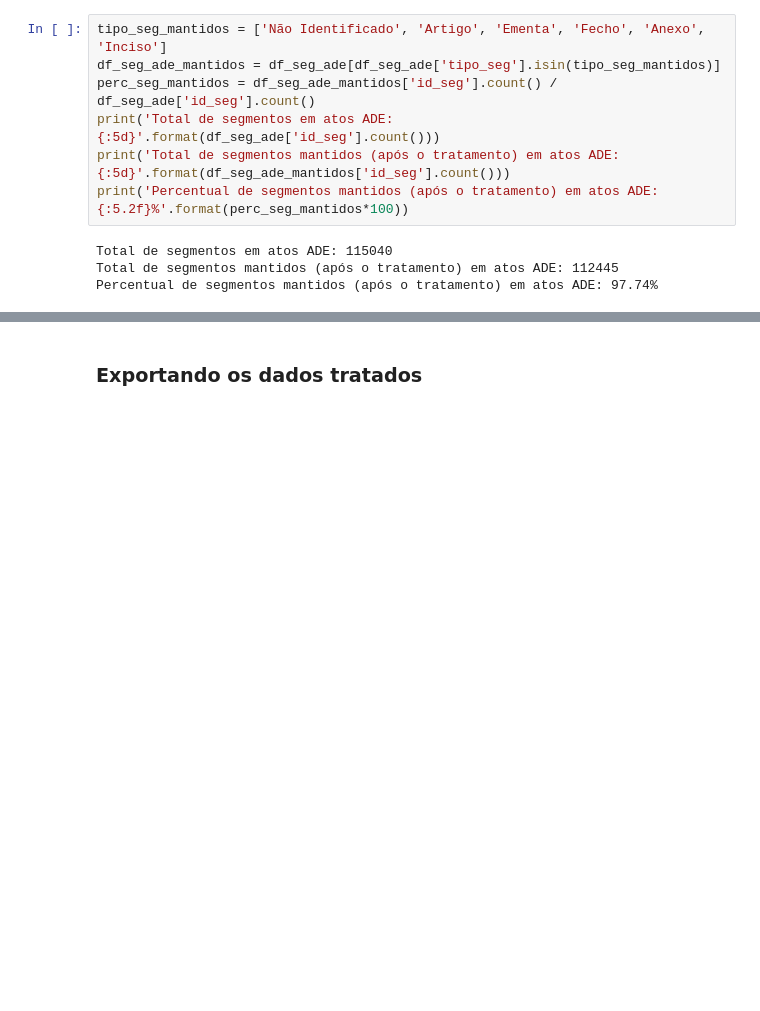
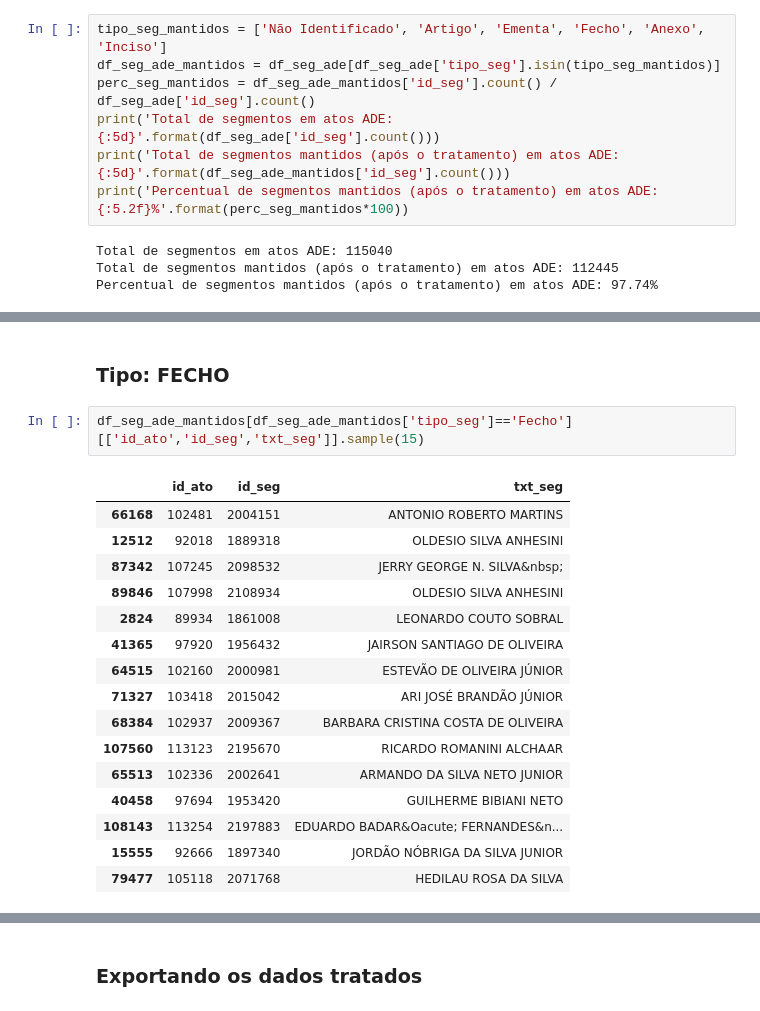
Before and after one commit to correialc/saan, a Jupyter notebook: analise-exploratoria.ipynb, the cells around one changed output, grey strips where cells are left out. Drawn from its saved outputs; the diff is of its cells as text; blank space fills up the shorter version.

```diff
--- a/analise-exploratoria.ipynb
+++ b/analise-exploratoria.ipynb
@@ -288,0 +338,21 @@ Percentual de segmentos mantidos (após o tratamento) em atos ADE: 97.74%
+# %% [markdown]
+### Tipo: FECHO
+# %%
+df_seg_ade_mantidos[df_seg_ade_mantidos['tipo_seg']=='Fecho'][['id_ato','id_seg','txt_seg']].sample(15)
+# %% [output]
+|  | id_ato | id_seg | txt_seg |
+| 66168 | 102481 | 2004151 | ANTONIO ROBERTO MARTINS |
+| 12512 | 92018 | 1889318 | OLDESIO SILVA ANHESINI |
+| 87342 | 107245 | 2098532 | JERRY GEORGE N. SILVA&nbsp; |
+| 89846 | 107998 | 2108934 | OLDESIO SILVA ANHESINI |
+| 2824 | 89934 | 1861008 | LEONARDO COUTO SOBRAL |
+| 41365 | 97920 | 1956432 | JAIRSON SANTIAGO DE OLIVEIRA |
+| 64515 | 102160 | 2000981 | ESTEVÃO DE OLIVEIRA JÚNIOR |
+| 71327 | 103418 | 2015042 | ARI JOSÉ BRANDÃO JÚNIOR |
+| 68384 | 102937 | 2009367 | BARBARA CRISTINA COSTA DE OLIVEIRA |
+| 107560 | 113123 | 2195670 | RICARDO ROMANINI ALCHAAR |
+| 65513 | 102336 | 2002641 | ARMANDO DA SILVA NETO JUNIOR |
+| 40458 | 97694 | 1953420 | GUILHERME BIBIANI NETO |
+| 108143 | 113254 | 2197883 | EDUARDO BADAR&Oacute; FERNANDES&n... |
+| 15555 | 92666 | 1897340 | JORDÃO NÓBRIGA DA SILVA JUNIOR |
+| 79477 | 105118 | 2071768 | HEDILAU ROSA DA SILVA |
```
Also changed, not shown: parts of 12 cells of this notebook.
